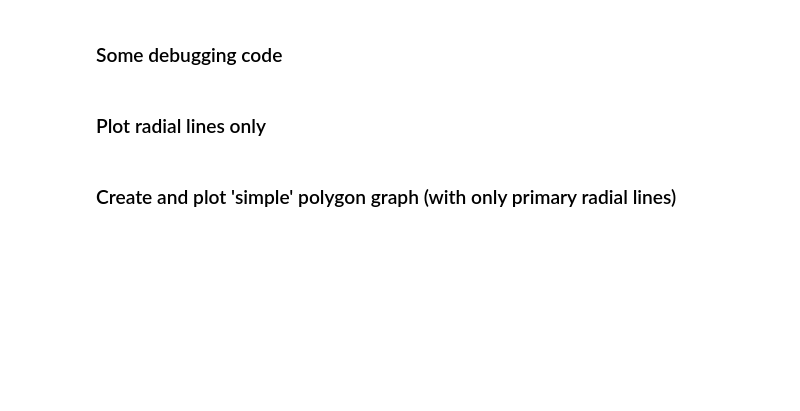
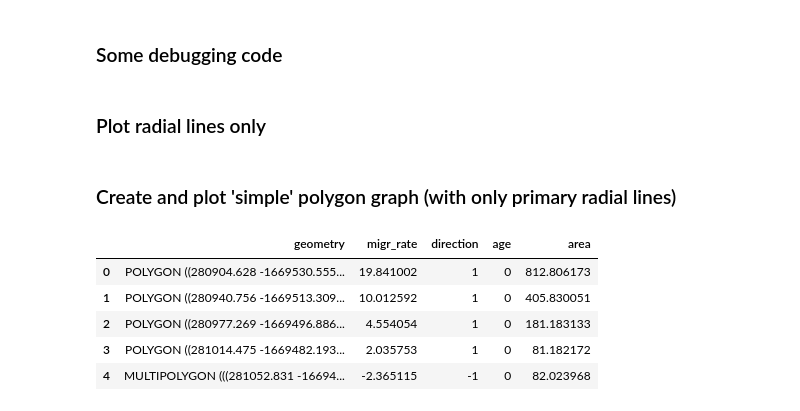
Before and after one commit to zsylvester/meandergraph, a Jupyter notebook: meandergraph/meandergraph_Mamore_banks_example.ipynb, the cells around one changed output. Saved outputs shown, nothing was run; the diff lists cells and outputs as text; code cells hidden in the pictures; blank space fills up the shorter version.

```diff
--- a/meandergraph/meandergraph_Mamore_banks_example.ipynb
+++ b/meandergraph/meandergraph_Mamore_banks_example.ipynb
@@ -212,0 +385,2 @@ plt.axis('equal');
+# %%
+graph1 = add_edge_directions_to_bank_graph(graph1)
@@ -292,19 +606,19 @@ for node in path:
 plt.axis('equal');
 # %% [markdown]
 ### Create and plot 'simple' polygon graph (with only primary radial lines)
+# %%
+path = mg.find_longitudinal_path(graph2, graph2.graph['start_nodes'][0])
 # %%
 graph_poly = mg.create_simple_polygon_graph(graph2, X1[:ts]) # graph2 is left bank
 fig = plt.figure()
 ax = fig.add_subplot(111)
 mg.plot_simple_polygon_graph(graph_poly, ax, 'left')
 plt.axis('equal');
-# %%
-path = mg.find_longitudinal_path(graph, graph2.graph['start_nodes'][0])
 # %%
 # plot individual polygon 'trajectories'
 fig = plt.figure()
 ax = fig.add_subplot(111)
-for i in range(2, len(path), 5):
+for i in range(2, len(path), 3):
     radial_path = mg.find_radial_path_2(graph_poly, path[i])
     count = 0
     bank_type = 'left'
@@ -314,10 +628,37 @@ for i in range(2, len(path), 5):
             if graph_poly.nodes[node]['poly']:
                 if bank_type == 'left':
                     if graph_poly.nodes[node]['direction'] == -1:
-                        ax.add_patch(PolygonPatch(graph_poly.nodes[node]['poly'], facecolor = cmap(1), edgecolor='k',
-                                                  linewidth = 0.3, alpha = 0.5, zorder = count))
+                        ax.fill(graph_poly.nodes[node]['poly'].exterior.xy[0],
+                                graph_poly.nodes[node]['poly'].exterior.xy[1],
+                                facecolor = cmap(1), edgecolor='k',
+                                linewidth = 0.3, alpha = 0.5, zorder = count)
                     if graph_poly.nodes[node]['direction'] == 1:
-                        ax.add_patch(PolygonPatch(graph_poly.nodes[node]['poly'], facecolor = cmap(0), edgecolor='k',
-                                                  linewidth = 0.3, alpha = 0.5, zorder = count))
+                        ax.fill(graph_poly.nodes[node]['poly'].exterior.xy[0],
+                                     graph_poly.nodes[node]['poly'].exterior.xy[1],
+                                     facecolor = cmap(0), edgecolor='k',
+                                     linewidth = 0.3, alpha = 0.5, zorder = count)
         count += 1
 plt.axis('equal');
+# %%
+polys = []
+migr_rates = []
+directions = []
+ages = []
+for node in poly_graph_1.nodes:
+    polys.append(poly_graph_1.nodes[node]['poly'])
+    migr_rates.append(poly_graph_1.nodes[node]['migr_rate']*poly_graph_1.nodes[node]['direction'])
+    directions.append(poly_graph_1.nodes[node]['direction'])
+    ages.append(poly_graph_1.nodes[node]['age'])
+gdf = gpd.GeoDataFrame(polys, columns = ['geometry'])
+gdf['migr_rate'] = migr_rates
+gdf['direction'] = directions
+gdf['age'] = ages
+gdf['area'] = gdf.area
+gdf.head()
+# %% [output]
+|  | geometry | migr_rate | direction | age | area |
+| 0 | POLYGON ((280904.628 -1669530.555... | 19.841002 | 1 | 0 | 812.806173 |
+| 1 | POLYGON ((280940.756 -1669513.309... | 10.012592 | 1 | 0 | 405.830051 |
+| 2 | POLYGON ((280977.269 -1669496.886... | 4.554054 | 1 | 0 | 181.183133 |
+| 3 | POLYGON ((281014.475 -1669482.193... | 2.035753 | 1 | 0 | 81.182172 |
+| 4 | MULTIPOLYGON (((281052.831 -16694... | -2.365115 | -1 | 0 | 82.023968 |
```
Also changed, not shown: parts of 48 cells of this notebook.
